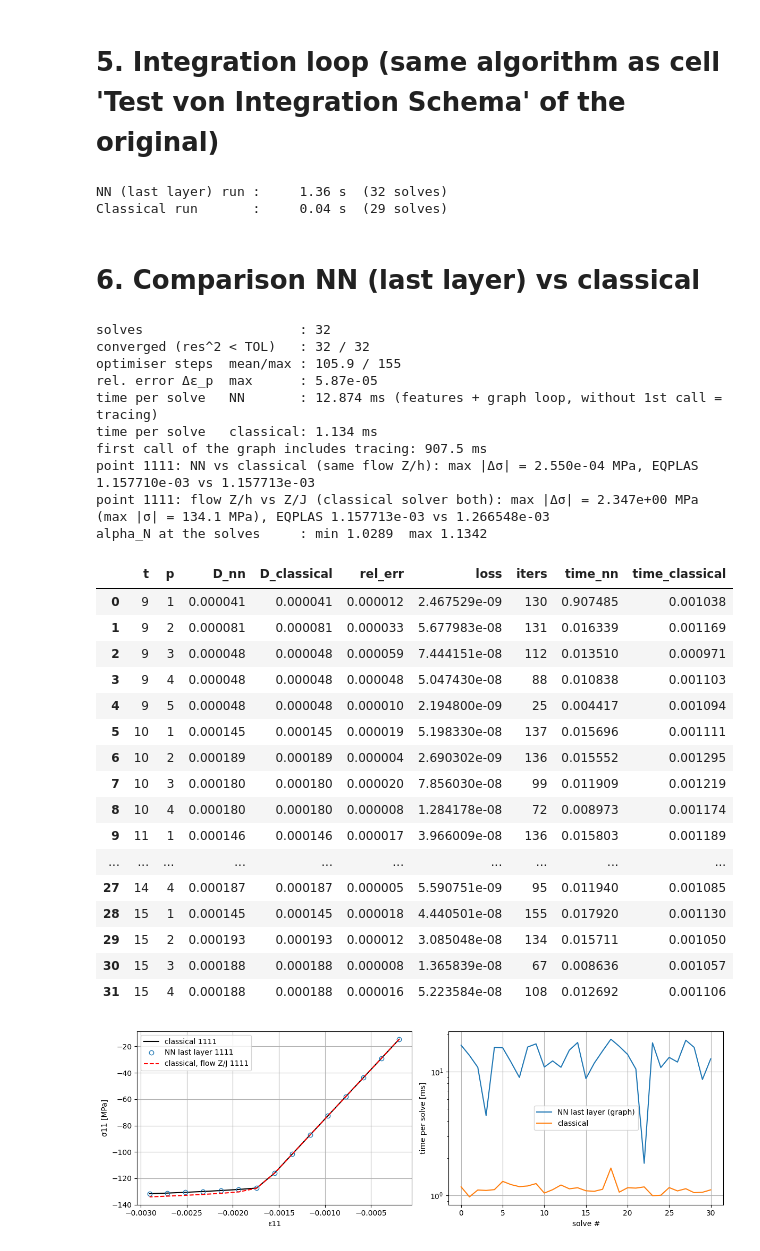
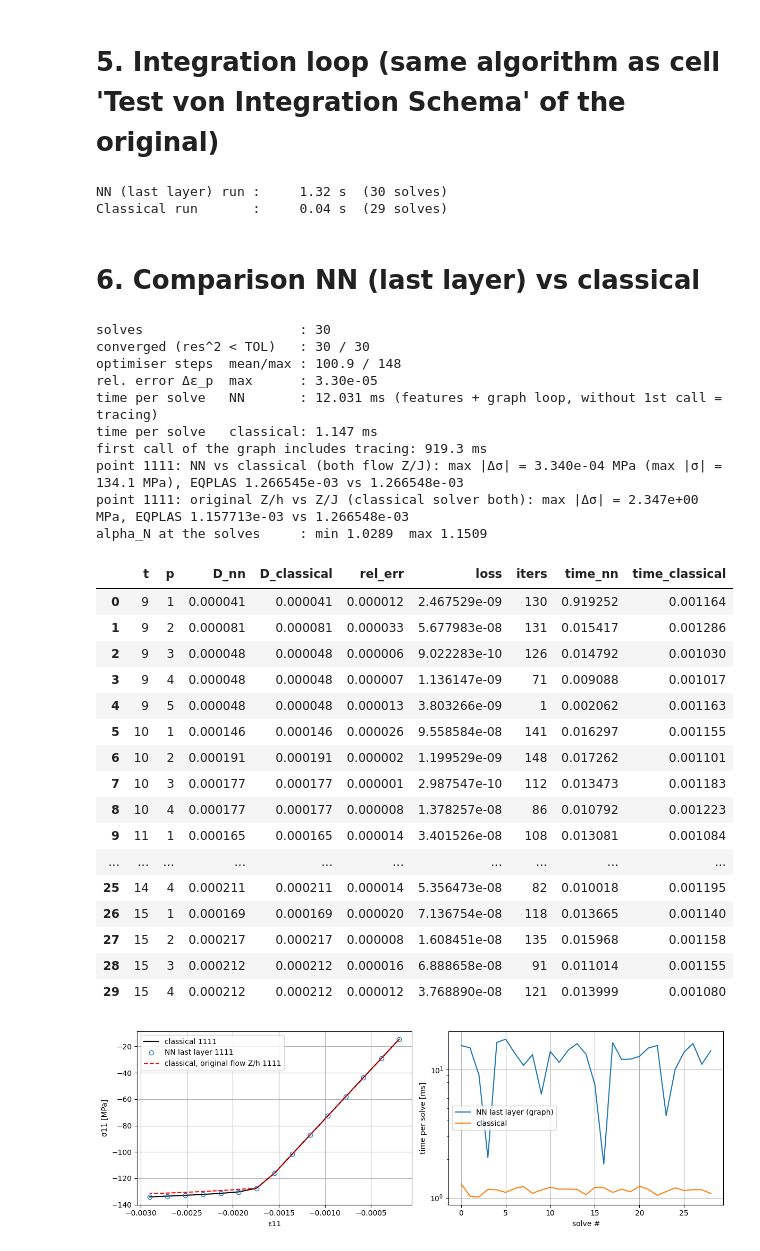
Before and after one commit to saurabh1995/self_learning1, a Jupyter notebook: Self_learning_Loeser_last_layer.ipynb, the cells around one changed output. Cells and saved outputs as stored; diff of their text form; code cells hidden in the pictures.

```diff
--- a/Self_learning_Loeser_last_layer.ipynb
+++ b/Self_learning_Loeser_last_layer.ipynb
@@ -440,8 +443,8 @@ def local_solve(solver, flow, mat_params, key, l, m, n, stress_dev_trial, stress
 mat_params_initial = copy.deepcopy(mat_params)
 i = 0
 
-def run(solver, flow='Z/h'):
-    """solver = 'nn' (last-layer self-learning) or 'classical'; flow = 'Z/h' (self-learning notebook) or 'Z/J' (Klassich_implicit)."""
+def run(solver, flow='Z/J'):
+    """solver = 'nn' (last-layer self-learning) or 'classical'; flow = 'Z/J' (Klassich_implicit, default) or 'Z/h' (original self-learning notebook)."""
     mp  = copy.deepcopy(mat_params_initial)
     log = []
     for t in range(INCREMENTS):
@@ -517,11 +520,11 @@ def run(solver, flow='Z/h'):
 reset_last_layer()
 _t0 = time.perf_counter(); mp_nn, log_nn = run('nn');               time_run_nn = time.perf_counter() - _t0
 _t0 = time.perf_counter(); mp_cl, log_cl = run('classical');        time_run_cl = time.perf_counter() - _t0
-mp_cj, log_cj = run('classical', flow='Z/J')   # author's classical scheme incl. its flow direction Z/J
+mp_ch, log_ch = run('classical', flow='Z/h')   # original self-learning formulation Z/h, for reference
 print(f'NN (last layer) run : {time_run_nn:8.2f} s  ({len(log_nn)} solves)')
 print(f'Classical run       : {time_run_cl:8.2f} s  ({len(log_cl)} solves)')
 # %% [output]
-NN (last layer) run :     1.36 s  (32 solves)
+NN (last layer) run :     1.32 s  (30 solves)
 Classical run       :     0.04 s  (29 solves)
 # %% [markdown]
 # 6. Comparison NN (last layer) vs classical
@@ -539,55 +542,55 @@ print('first call of the graph includes tracing: %.1f ms' % (1e3 * df.time_nn.il
 for (l, m, n) in POINTS:
     key = str(i+1) + str(l+1) + str(m+1) + str(n+1)
     s_nn, s_cl = np.array(mp_nn['abs_stress'+key]), np.array(mp_cl['abs_stress'+key])
-    s_cj = np.array(mp_cj['abs_stress'+key])
-    print(f'point {key}: NN vs classical (same flow Z/h): max |Δσ| = {np.abs(s_nn - s_cl).max():.3e} MPa,'
-          f' EQPLAS {mp_nn["EQPLAS"+key]:.6e} vs {mp_cl["EQPLAS"+key]:.6e}')
-    print(f'point {key}: flow Z/h vs Z/J (classical solver both): max |Δσ| = {np.abs(s_cl - s_cj).max():.3e} MPa'
-          f' (max |σ| = {np.abs(s_cj).max():.1f} MPa), EQPLAS {mp_cl["EQPLAS"+key]:.6e} vs {mp_cj["EQPLAS"+key]:.6e}')
+    s_ch = np.array(mp_ch['abs_stress'+key])
+    print(f'point {key}: NN vs classical (both flow Z/J): max |Δσ| = {np.abs(s_nn - s_cl).max():.3e} MPa'
+          f' (max |σ| = {np.abs(s_cl).max():.1f} MPa), EQPLAS {mp_nn["EQPLAS"+key]:.6e} vs {mp_cl["EQPLAS"+key]:.6e}')
+    print(f'point {key}: original Z/h vs Z/J (classical solver both): max |Δσ| = {np.abs(s_ch - s_cl).max():.3e} MPa,'
+          f' EQPLAS {mp_ch["EQPLAS"+key]:.6e} vs {mp_cl["EQPLAS"+key]:.6e}')
 print('alpha_N at the solves     : min %.4f  max %.4f' % (df.alpha.min(), df.alpha.max()))
 df[['t', 'p', 'D_nn', 'D_classical', 'rel_err', 'loss', 'iters', 'time_nn', 'time_classical']]
 # %% [output]
-solves                    : 32
-converged (res^2 < TOL)   : 32 / 32
-optimiser steps  mean/max : 105.9 / 155
-rel. error Δε_p  max      : 5.87e-05
-time per solve   NN       : 12.874 ms (features + graph loop, without 1st call = tracing)
-time per solve   classical: 1.134 ms
-first call of the graph includes tracing: 907.5 ms
-point 1111: NN vs classical (same flow Z/h): max |Δσ| = 2.550e-04 MPa, EQPLAS 1.157710e-03 vs 1.157713e-03
-point 1111: flow Z/h vs Z/J (classical solver both): max |Δσ| = 2.347e+00 MPa (max |σ| = 134.1 MPa), EQPLAS 1.157713e-03 vs 1.266548e-03
-alpha_N at the solves     : min 1.0289  max 1.1342
+solves                    : 30
+converged (res^2 < TOL)   : 30 / 30
+optimiser steps  mean/max : 100.9 / 148
+rel. error Δε_p  max      : 3.30e-05
+time per solve   NN       : 12.031 ms (features + graph loop, without 1st call = tracing)
+time per solve   classical: 1.147 ms
+first call of the graph includes tracing: 919.3 ms
+point 1111: NN vs classical (both flow Z/J): max |Δσ| = 3.340e-04 MPa (max |σ| = 134.1 MPa), EQPLAS 1.266545e-03 vs 1.266548e-03
+point 1111: original Z/h vs Z/J (classical solver both): max |Δσ| = 2.347e+00 MPa, EQPLAS 1.157713e-03 vs 1.266548e-03
+alpha_N at the solves     : min 1.0289  max 1.1509
 |  | t | p | D_nn | D_classical | rel_err | loss | iters | time_nn | time_classical |
-| 0 | 9 | 1 | 0.000041 | 0.000041 | 0.000012 | 2.467529e-09 | 130 | 0.907485 | 0.001038 |
-| 1 | 9 | 2 | 0.000081 | 0.000081 | 0.000033 | 5.677983e-08 | 131 | 0.016339 | 0.001169 |
-| 2 | 9 | 3 | 0.000048 | 0.000048 | 0.000059 | 7.444151e-08 | 112 | 0.013510 | 0.000971 |
-| 3 | 9 | 4 | 0.000048 | 0.000048 | 0.000048 | 5.047430e-08 | 88 | 0.010838 | 0.001103 |
-| 4 | 9 | 5 | 0.000048 | 0.000048 | 0.000010 | 2.194800e-09 | 25 | 0.004417 | 0.001094 |
-| 5 | 10 | 1 | 0.000145 | 0.000145 | 0.000019 | 5.198330e-08 | 137 | 0.015696 | 0.001111 |
-| 6 | 10 | 2 | 0.000189 | 0.000189 | 0.000004 | 2.690302e-09 | 136 | 0.015552 | 0.001295 |
-| 7 | 10 | 3 | 0.000180 | 0.000180 | 0.000020 | 7.856030e-08 | 99 | 0.011909 | 0.001219 |
-| 8 | 10 | 4 | 0.000180 | 0.000180 | 0.000008 | 1.284178e-08 | 72 | 0.008973 | 0.001174 |
-| 9 | 11 | 1 | 0.000146 | 0.000146 | 0.000017 | 3.966009e-08 | 136 | 0.015803 | 0.001189 |
+| 0 | 9 | 1 | 0.000041 | 0.000041 | 0.000012 | 2.467529e-09 | 130 | 0.919252 | 0.001164 |
+| 1 | 9 | 2 | 0.000081 | 0.000081 | 0.000033 | 5.677983e-08 | 131 | 0.015417 | 0.001286 |
+| 2 | 9 | 3 | 0.000048 | 0.000048 | 0.000006 | 9.022283e-10 | 126 | 0.014792 | 0.001030 |
+| 3 | 9 | 4 | 0.000048 | 0.000048 | 0.000007 | 1.136147e-09 | 71 | 0.009088 | 0.001017 |
+| 4 | 9 | 5 | 0.000048 | 0.000048 | 0.000013 | 3.803266e-09 | 1 | 0.002062 | 0.001163 |
+| 5 | 10 | 1 | 0.000146 | 0.000146 | 0.000026 | 9.558584e-08 | 141 | 0.016297 | 0.001155 |
+| 6 | 10 | 2 | 0.000191 | 0.000191 | 0.000002 | 1.199529e-09 | 148 | 0.017262 | 0.001101 |
+| 7 | 10 | 3 | 0.000177 | 0.000177 | 0.000001 | 2.987547e-10 | 112 | 0.013473 | 0.001183 |
+| 8 | 10 | 4 | 0.000177 | 0.000177 | 0.000008 | 1.378257e-08 | 86 | 0.010792 | 0.001223 |
+| 9 | 11 | 1 | 0.000165 | 0.000165 | 0.000014 | 3.401526e-08 | 108 | 0.013081 | 0.001084 |
 | ... | ... | ... | ... | ... | ... | ... | ... | ... | ... |
-| 27 | 14 | 4 | 0.000187 | 0.000187 | 0.000005 | 5.590751e-09 | 95 | 0.011940 | 0.001085 |
-| 28 | 15 | 1 | 0.000145 | 0.000145 | 0.000018 | 4.440501e-08 | 155 | 0.017920 | 0.001130 |
-| 29 | 15 | 2 | 0.000193 | 0.000193 | 0.000012 | 3.085048e-08 | 134 | 0.015711 | 0.001050 |
-| 30 | 15 | 3 | 0.000188 | 0.000188 | 0.000008 | 1.365839e-08 | 67 | 0.008636 | 0.001057 |
-| 31 | 15 | 4 | 0.000188 | 0.000188 | 0.000016 | 5.223584e-08 | 108 | 0.012692 | 0.001106 |
+| 25 | 14 | 4 | 0.000211 | 0.000211 | 0.000014 | 5.356473e-08 | 82 | 0.010018 | 0.001195 |
+| 26 | 15 | 1 | 0.000169 | 0.000169 | 0.000020 | 7.136754e-08 | 118 | 0.013665 | 0.001140 |
+| 27 | 15 | 2 | 0.000217 | 0.000217 | 0.000008 | 1.608451e-08 | 135 | 0.015968 | 0.001158 |
+| 28 | 15 | 3 | 0.000212 | 0.000212 | 0.000016 | 6.888658e-08 | 91 | 0.011014 | 0.001155 |
+| 29 | 15 | 4 | 0.000212 | 0.000212 | 0.000012 | 3.768890e-08 | 121 | 0.013999 | 0.001080 |
 # %%
 fig, axs = plt.subplots(1, 2, figsize=(12, 4))
 for (l, m, n) in POINTS:
     key = str(i+1) + str(l+1) + str(m+1) + str(n+1)
     e_nn, s_nn = np.array(mp_nn['abs_strain'+key]), np.array(mp_nn['abs_stress'+key])
     e_cl, s_cl = np.array(mp_cl['abs_strain'+key]), np.array(mp_cl['abs_stress'+key])
     axs[0].plot(e_cl[:, 0], s_cl[:, 0], 'k-', label=f'classical {key}')
     axs[0].plot(e_nn[:, 0], s_nn[:, 0], 'o', mfc='none', label=f'NN last layer {key}')
-    e_cj, s_cj = np.array(mp_cj['abs_strain'+key]), np.array(mp_cj['abs_stress'+key])
-    axs[0].plot(e_cj[:, 0], s_cj[:, 0], 'r--', label=f'classical, flow Z/J {key}')
+    e_ch, s_ch = np.array(mp_ch['abs_strain'+key]), np.array(mp_ch['abs_stress'+key])
+    axs[0].plot(e_ch[:, 0], s_ch[:, 0], 'r--', label=f'classical, original flow Z/h {key}')
 axs[0].set_xlabel('ε11'); axs[0].set_ylabel('σ11 [MPa]'); axs[0].legend(); axs[0].grid()
 axs[1].semilogy(1e3 * df.time_nn.values[1:], label='NN last layer (graph)')
 axs[1].semilogy(1e3 * df.time_classical.values[1:], label='classical')
 axs[1].set_xlabel('solve #'); axs[1].set_ylabel('time per solve [ms]'); axs[1].legend(); axs[1].grid()
 plt.tight_layout(); plt.show()
 # %% [output]
-[figure, old version]
+[figure, new version]
```
Also changed, not shown: parts of 1 cell of this notebook.
